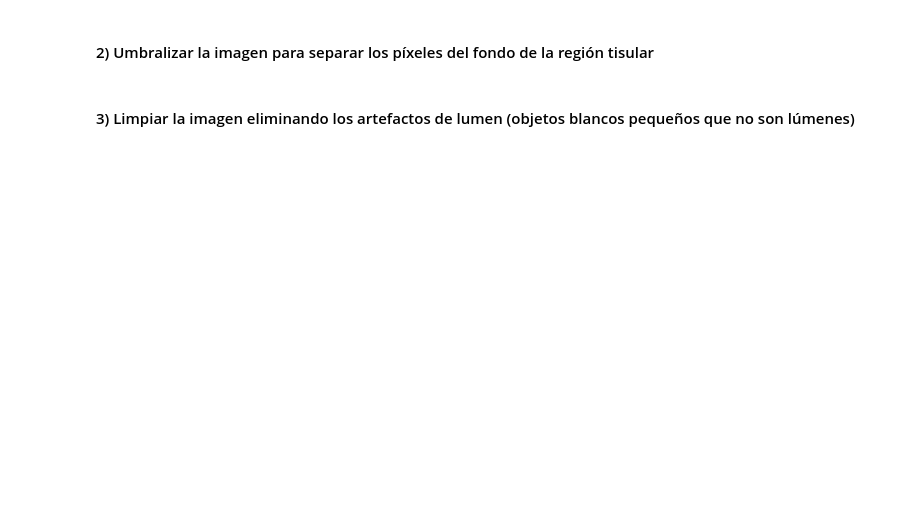
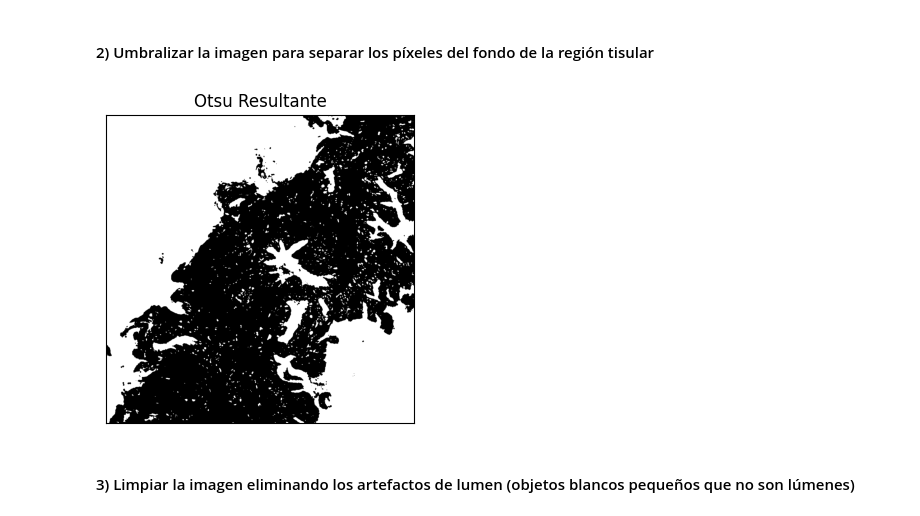
Before and after one commit to cedaniel200/viu-aprendizaje-supervisado, a Jupyter notebook: actividades/Actividad_Computer_Vision_C1_MenesesGuevara_CesarDaniel.ipynb, the cells around one changed output. Drawn from its saved outputs; the diff is of its cells as text; code cells hidden in the pictures; blank space fills up the shorter version.

```diff
--- a/actividades/Actividad_Computer_Vision_C1_MenesesGuevara_CesarDaniel.ipynb
+++ b/actividades/Actividad_Computer_Vision_C1_MenesesGuevara_CesarDaniel.ipynb
@@ -16,8 +61,31 @@
 # %%
 # Aplicar un filtro gaussiano de tamaño 5x5 y después utilizar el método de Otsu de manera que
 # los píxeles correspondientes al lumen y al background de la imagen sean 1s y el resto de los píxeles tengan un valor de 0.
 # Nota: Recordar que el método de Otsu requiere como input una imagen en el rango [0-255] en formato "uint8".
 # Visualizar la máscara resultante
+
+def transformar_imagen_a_float32(imagen):
+  imagen_float_32 = imagen.astype(np.float32)
+  return imagen_float_32
+
+
+def aplicar_filtro_gauss_outsu_y_visualizar(imagen):
+    imagen_32 = transformar_imagen_a_float32(imagen) # Se transforma a 32 float para poder escalar a grices con cv2.cvtColor
+    imagen_32_gray = cv2.cvtColor(imagen_32, cv2.COLOR_BGR2GRAY)
+    imagen_gray_u8 = (imagen_32_gray.astype(np.float32) * 255).clip(0, 255).astype(np.uint8) # Se pasa a u8 la escala de grises para poder graficar
+
+    gaussian_blur = cv2.GaussianBlur(imagen_gray_u8, (5, 5), 0)
+    _, gaussian_blur_mask = cv2.threshold(gaussian_blur, 0, 1, cv2.THRESH_BINARY + cv2.THRESH_OTSU)
+    _, otsu_mask = cv2.threshold(gaussian_blur_mask, 0, 1, cv2.THRESH_OTSU)
+
+    visualizar_imagen(otsu_mask, "Otsu Resultante")
+
+    return otsu_mask
+
+
+histo_1_otsu_mask = aplicar_filtro_gauss_outsu_y_visualizar(histo_1_normalizada)
+# %% [output]
+[figure, added]
 # %% [markdown]
 #### 3) Limpiar la imagen eliminando los artefactos de lumen (objetos blancos pequeños que no son lúmenes)
 # %%
```
Also changed, not shown: parts of 4 cells of this notebook, 2 other files.
